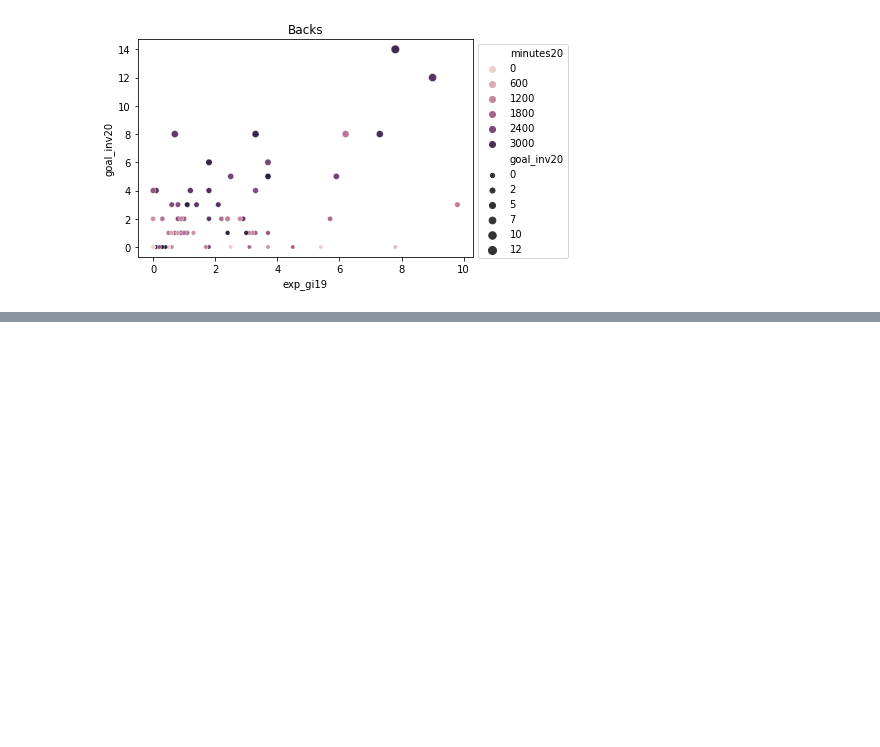
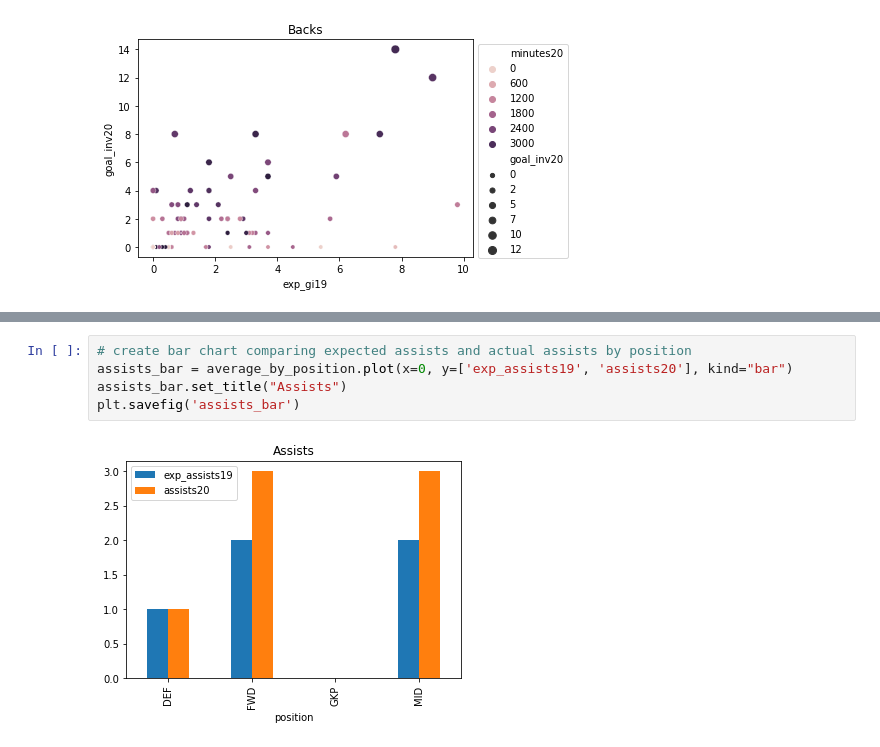
Before and after one commit to dylanomeara95/Repos, a Jupyter notebook: FPL_Data_Complete.ipynb, the cells around one changed output, grey strips where cells are left out. Saved outputs shown, nothing was run; the diff lists cells and outputs as text; blank space fills up the shorter version.

```diff
--- a/FPL_Data_Complete.ipynb
+++ b/FPL_Data_Complete.ipynb
@@ -563,0 +584,7 @@ plt.savefig('backs_scatter', bbox_extra_artists=(blgd,), bbox_inches='tight')
+# %%
+# create bar chart comparing expected assists and actual assists by position
+assists_bar = average_by_position.plot(x=0, y=['exp_assists19', 'assists20'], kind="bar")
+assists_bar.set_title("Assists")
+plt.savefig('assists_bar')
+# %% [output]
+[figure, added]
```
Also changed, not shown: parts of 2 cells of this notebook.
